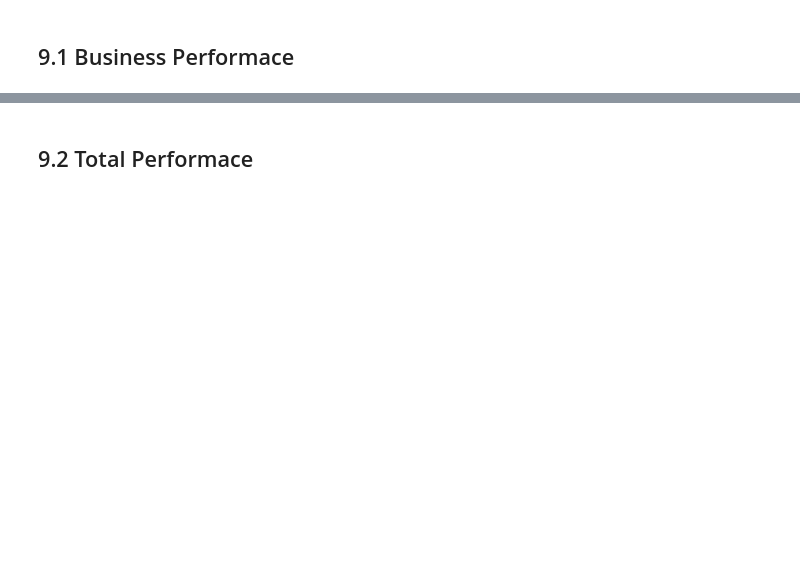
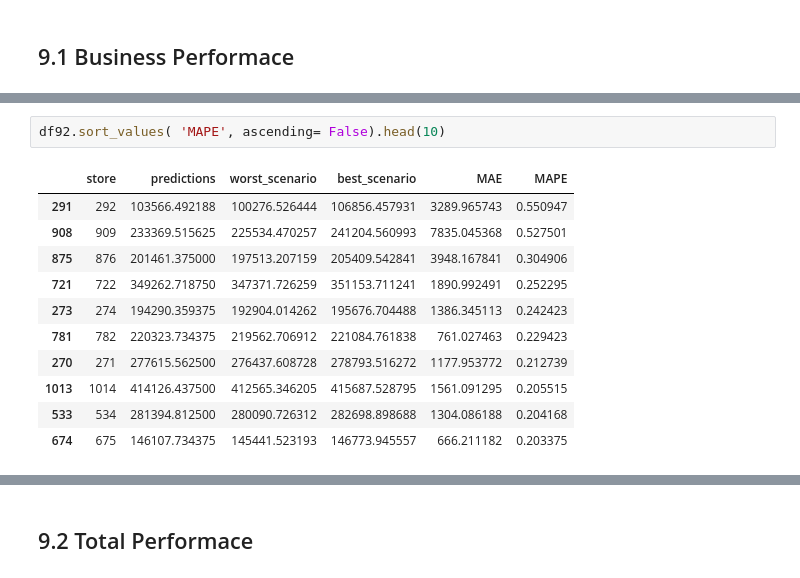
Before and after one commit to franciscofijamo/rossman_predict, a Jupyter notebook: Copy_of_v01_store_sales_prediction.ipynb, the cells around one changed output, grey strips where cells are left out. Saved outputs shown, nothing was run; the diff lists cells and outputs as text; blank space fills up the shorter version.

```diff
--- a/Copy_of_v01_store_sales_prediction.ipynb
+++ b/Copy_of_v01_store_sales_prediction.ipynb
@@ -1592,0 +1634,14 @@ df9['predictions'] = np.expm1(yhat_xgb_tuned )
+# %%
+df92.sort_values( 'MAPE', ascending= False).head(10)
+# %% [output]
+|  | store | predictions | worst_scenario | best_scenario | MAE | MAPE |
+| 291 | 292 | 103566.492188 | 100276.526444 | 106856.457931 | 3289.965743 | 0.550947 |
+| 908 | 909 | 233369.515625 | 225534.470257 | 241204.560993 | 7835.045368 | 0.527501 |
+| 875 | 876 | 201461.375000 | 197513.207159 | 205409.542841 | 3948.167841 | 0.304906 |
+| 721 | 722 | 349262.718750 | 347371.726259 | 351153.711241 | 1890.992491 | 0.252295 |
+| 273 | 274 | 194290.359375 | 192904.014262 | 195676.704488 | 1386.345113 | 0.242423 |
+| 781 | 782 | 220323.734375 | 219562.706912 | 221084.761838 | 761.027463 | 0.229423 |
+| 270 | 271 | 277615.562500 | 276437.608728 | 278793.516272 | 1177.953772 | 0.212739 |
+| 1013 | 1014 | 414126.437500 | 412565.346205 | 415687.528795 | 1561.091295 | 0.205515 |
+| 533 | 534 | 281394.812500 | 280090.726312 | 282698.898688 | 1304.086188 | 0.204168 |
+| 674 | 675 | 146107.734375 | 145441.523193 | 146773.945557 | 666.211182 | 0.203375 |
```
Also changed, not shown: parts of 19 cells of this notebook.
